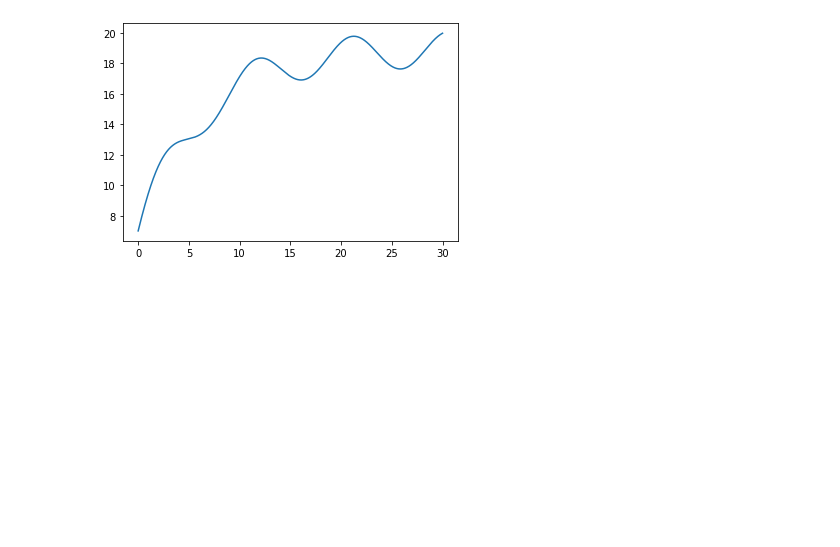
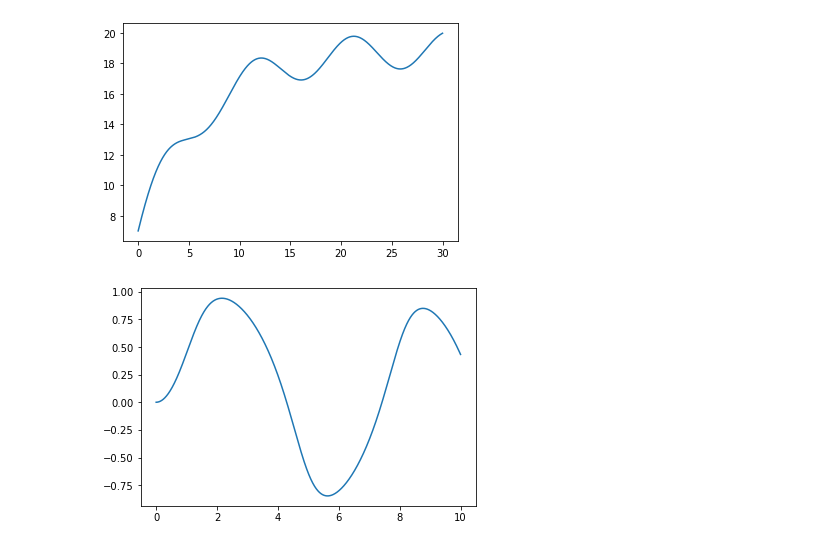
Before and after one commit to sandviklee/Programming-and-Modeling, a Jupyter notebook: Differensiallikninger/Oppgaver fra boka.ipynb, the cells around one changed output. Drawn from its saved outputs; the diff is of its cells as text; code cells hidden in the pictures; blank space fills up the shorter version.

```diff
--- a/Differensiallikninger/Oppgaver fra boka.ipynb
+++ b/Differensiallikninger/Oppgaver fra boka.ipynb
@@ -104,3 +128,36 @@ plot(t, T)
 show()
 # %% [output]
 [figure]
+# %%
+# Underveisoppgave 8.2)
+
+# Løs differensiallikninga y' + y^3 = sin(x) med Eulers metode fra x = 0 -> x = 10. y(0) = 0
+
+from pylab import *
+
+x_start = 0
+x_slutt = 10
+dx = 1E-5
+N = int((x_slutt - x_start)/dx)
+
+x = zeros(N+1)
+y = zeros(N+1)
+
+# Initialbetingelse
+y0 = 0
+y[0] = 0
+
+# Funksjon
+def yder(y,x):
+    return sin(x) - y**3
+
+# Eulers Metode
+for i in range(N):
+    #yder = sin(x[i]) - y[i]**3
+    y[i+1] = y[i] + yder(y[i], x[i])*dx
+    x[i+1] = x[i] + dx
+
+plot(x,y)
+show()
+# %% [output]
+[figure, added]
```
Also changed, not shown: parts of 2 cells of this notebook, 4 other files.
